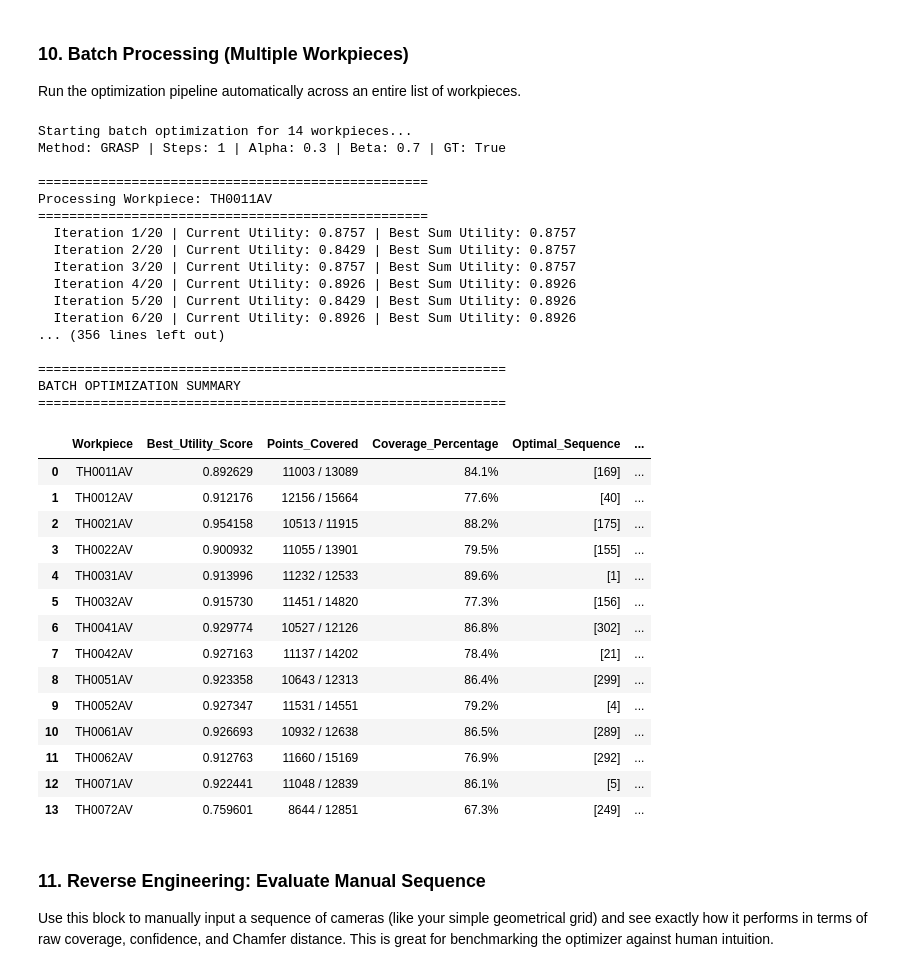
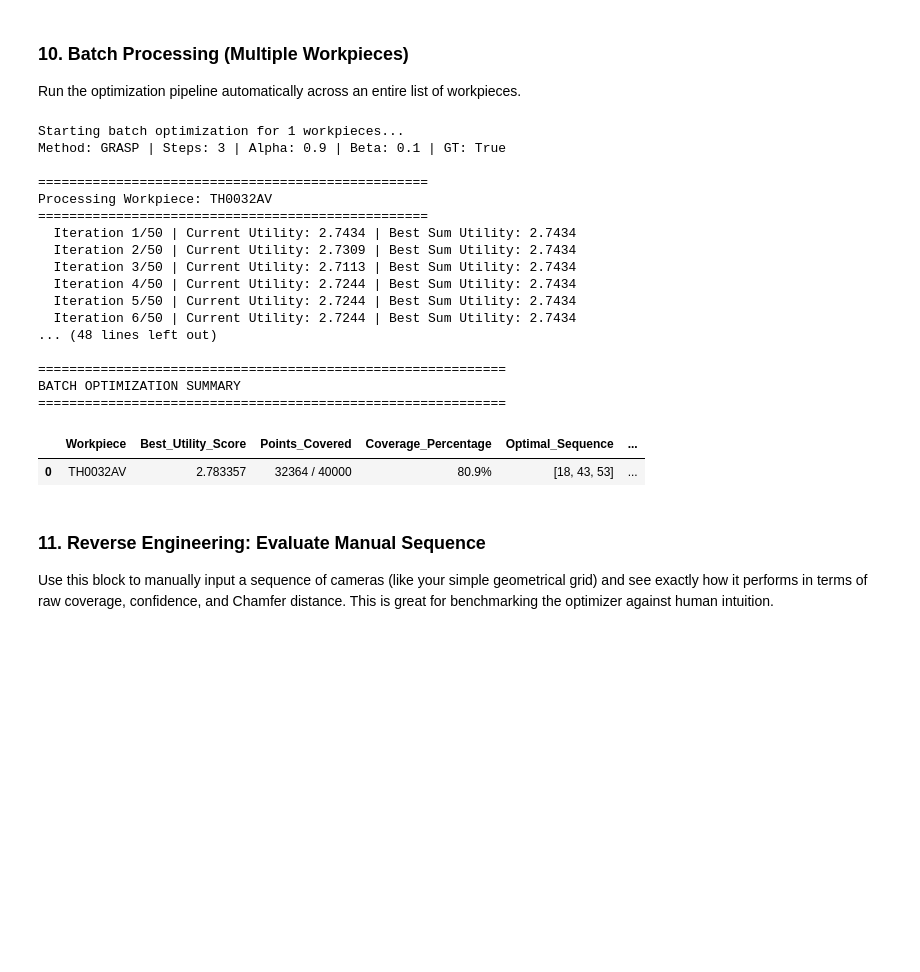
Before and after one commit to alvannauval/anr_pkg, a Jupyter notebook: src/7_optimization.ipynb, the cells around one changed output. Saved outputs shown, nothing was run; the diff lists cells and outputs as text; code cells hidden in the pictures; blank space fills up the shorter version.

Commit message:
fix distance threshold, all surface

```diff
--- a/src/7_optimization.ipynb
+++ b/src/7_optimization.ipynb
@@ -760,8 +773,8 @@ import time
 # ------------------------------------------
 # BATCH CONFIGURATION
 # ------------------------------------------
-# BATCH_WORKPIECES = ["TH0011AV"]  # Add as many as you want to test
-BATCH_WORKPIECES = ["TH0011AV", "TH0012AV", "TH0021AV", "TH0022AV", "TH0031AV", "TH0032AV", "TH0041AV", "TH0042AV", "TH0051AV", "TH0052AV", "TH0061AV", "TH0062AV", "TH0071AV", "TH0072AV"]
+BATCH_WORKPIECES = ["TH0032AV"]  # Add as many as you want to test
+# BATCH_WORKPIECES = ["TH0011AV", "TH0012AV", "TH0021AV", "TH0022AV", "TH0031AV", "TH0032AV", "TH0041AV", "TH0042AV", "TH0051AV", "TH0052AV", "TH0061AV", "TH0062AV", "TH0071AV", "TH0072AV"]
 EXPERIMENT = "test_8_simulation2"
 
 USE_GROUND_TRUTH = True
@@ -769,15 +782,15 @@ USE_GROUND_TRUTH = True
 CSV_PATH = "../../pointnet_pytorch_reflective/data/4_simulation/inference_results_pointnet2_moe.csv"
 
 OPTIMIZATION_METHOD = "GRASP"
-GRASP_ITERATIONS = 20
-RCL_SIZE = 4
+GRASP_ITERATIONS = 50
+RCL_SIZE = 3
 
-ALPHA = 0.3 # Coverability
-BETA = 0.7 # Confidence
+ALPHA = 0.9 # Coverability
+BETA = 0.1 # Confidence
 GAMMA = 0.5  # Submodular decay factor for Coverability
-TOTAL_STEPS = 1
-DISTANCE_THRESHOLD = 1.0
-TOP_PERCENTILE_FILTER = 1.0 # Keep the top n% of viewpoints based on Score
+TOTAL_STEPS = 3
+# DISTANCE_THRESHOLD = 1.0
+TOP_PERCENTILE_FILTER = 0.2 # Keep the top n% of viewpoints based on Score
 
 batch_results = []
 
@@ -834,13 +847,29 @@ for wp in BATCH_WORKPIECES:
 
     feature_indices = {}
     all_features_indices = set()
+
+    # 1. Load all features simultaneously
+    feature_pcds = []
+    feature_names = []
     for feat in features:
         feat_path = f"workpiece/{CAD_MODEL_DIR}/{feat}.stl"
         if os.path.exists(feat_path):
             f_mesh = o3d.io.read_triangle_mesh(feat_path)
             f_pcd = f_mesh.sample_points_poisson_disk(number_of_points=5000)
-            dists = np.asarray(pcd_all.compute_point_cloud_distance(f_pcd))
-            idx_set = set(np.where(dists < DISTANCE_THRESHOLD)[0])
+            feature_pcds.append(f_pcd)
+            feature_names.append(feat)
+
+    # 2. Voronoi Nearest-Neighbor Competition
+    if len(feature_pcds) > 0 and len(pcd_all.points) > 0:
+        dists = np.zeros((len(pcd_all.points), len(feature_pcds)))
+        for i, f_pcd in enumerate(feature_pcds):
+            dists[:, i] = np.asarray(pcd_all.compute_point_cloud_distance(f_pcd))
+
+        assignments = np.argmin(dists, axis=1)
+
+        # 3. Populate feature indices
+        for i, feat in enumerate(feature_names):
+            idx_set = set(np.where(assignments == i)[0])
             feature_indices[feat] = idx_set
             all_features_indices.update(idx_set)
 
@@ -987,57 +1016,44 @@ for wp in BATCH_WORKPIECES:
     points_covered = np.sum(best_point_coverage_counts > 0)
     total_points = len(all_features_indices)
 
     print(f"--> {wp} Done! | Utility: {best_overall_score:.4f} | Covered: {points_covered}/{total_points} | Time: {process_time:.1f}s")
     print(f"--> Best Sequence: {best_overall_sequence}\n")
 
     batch_results.append({
         'Workpiece': wp,
         'Best_Utility_Score': best_overall_score,
         'Points_Covered': f"{points_covered} / {total_points}",
         'Coverage_Percentage': f"{(points_covered / total_points * 100):.1f}%",
         'Optimal_Sequence': str(best_overall_sequence),
         'Processing_Time_s': process_time
     })
 
 if batch_results:
     df_results = pd.DataFrame(batch_results)
     print("\n\n" + "="*60)
     print("BATCH OPTIMIZATION SUMMARY")
     print("="*60)
     display(df_results)
 # %% [output]
-Starting batch optimization for 14 workpieces...
-Method: GRASP | Steps: 1 | Alpha: 0.3 | Beta: 0.7 | GT: True
+Starting batch optimization for 1 workpieces...
+Method: GRASP | Steps: 3 | Alpha: 0.9 | Beta: 0.1 | GT: True
 
 ==================================================
-Processing Workpiece: TH0011AV
+Processing Workpiece: TH0032AV
 ==================================================
-  Iteration 1/20 | Current Utility: 0.8757 | Best Sum Utility: 0.8757
-  Iteration 2/20 | Current Utility: 0.8429 | Best Sum Utility: 0.8757
-  Iteration 3/20 | Current Utility: 0.8757 | Best Sum Utility: 0.8757
-  Iteration 4/20 | Current Utility: 0.8926 | Best Sum Utility: 0.8926
-  Iteration 5/20 | Current Utility: 0.8429 | Best Sum Utility: 0.8926
-  Iteration 6/20 | Current Utility: 0.8926 | Best Sum Utility: 0.8926
-... (356 lines left out)
+  Iteration 1/50 | Current Utility: 2.7434 | Best Sum Utility: 2.7434
+  Iteration 2/50 | Current Utility: 2.7309 | Best Sum Utility: 2.7434
+  Iteration 3/50 | Current Utility: 2.7113 | Best Sum Utility: 2.7434
+  Iteration 4/50 | Current Utility: 2.7244 | Best Sum Utility: 2.7434
+  Iteration 5/50 | Current Utility: 2.7244 | Best Sum Utility: 2.7434
+  Iteration 6/50 | Current Utility: 2.7244 | Best Sum Utility: 2.7434
+... (48 lines left out)
 
 ============================================================
 BATCH OPTIMIZATION SUMMARY
 ============================================================
 |  | Workpiece | Best_Utility_Score | Points_Covered | Coverage_Percentage | Optimal_Sequence | ... |
-| 0 | TH0011AV | 0.892629 | 11003 / 13089 | 84.1% | [169] | ... |
-| 1 | TH0012AV | 0.912176 | 12156 / 15664 | 77.6% | [40] | ... |
-| 2 | TH0021AV | 0.954158 | 10513 / 11915 | 88.2% | [175] | ... |
-| 3 | TH0022AV | 0.900932 | 11055 / 13901 | 79.5% | [155] | ... |
-| 4 | TH0031AV | 0.913996 | 11232 / 12533 | 89.6% | [1] | ... |
-| 5 | TH0032AV | 0.915730 | 11451 / 14820 | 77.3% | [156] | ... |
-| 6 | TH0041AV | 0.929774 | 10527 / 12126 | 86.8% | [302] | ... |
-| 7 | TH0042AV | 0.927163 | 11137 / 14202 | 78.4% | [21] | ... |
-| 8 | TH0051AV | 0.923358 | 10643 / 12313 | 86.4% | [299] | ... |
-| 9 | TH0052AV | 0.927347 | 11531 / 14551 | 79.2% | [4] | ... |
-| 10 | TH0061AV | 0.926693 | 10932 / 12638 | 86.5% | [289] | ... |
-| 11 | TH0062AV | 0.912763 | 11660 / 15169 | 76.9% | [292] | ... |
-| 12 | TH0071AV | 0.922441 | 11048 / 12839 | 86.1% | [5] | ... |
-| 13 | TH0072AV | 0.759601 | 8644 / 12851 | 67.3% | [249] | ... |
+| 0 | TH0032AV | 2.783357 | 32364 / 40000 | 80.9% | [18, 43, 53] | ... |
 # %% [markdown]
 ### 11. Reverse Engineering: Evaluate Manual Sequence
 Use this block to manually input a sequence of cameras (like your simple geometrical grid) and see exactly how it performs in terms of raw coverage, confidence, and Chamfer distance. This is great for benchmarking the optimizer against human intuition.
```
Also changed, not shown: parts of 10 cells of this notebook, 35 other files.
